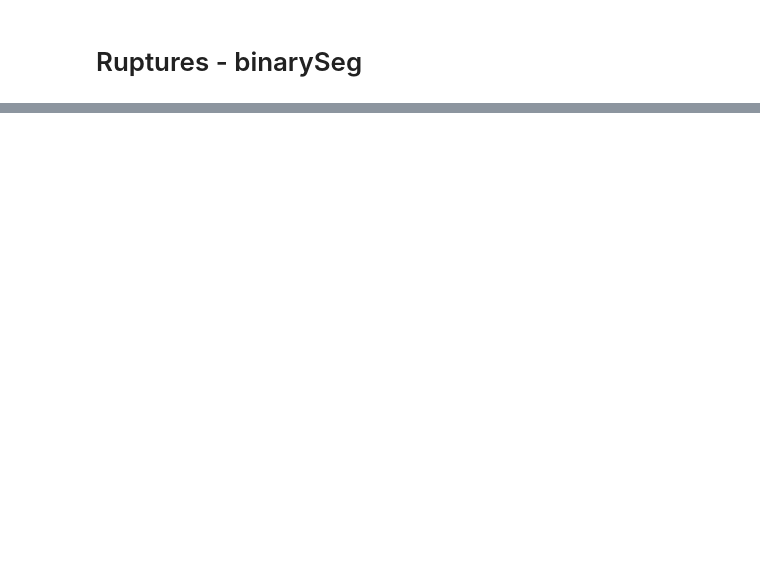
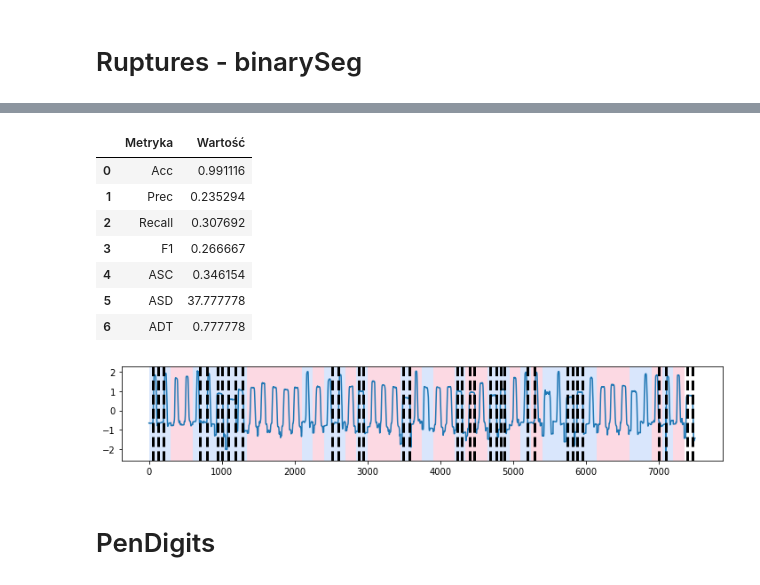
Before and after one commit to damjam212/TimeSeriesSegmentation, a Jupyter notebook: Data_segmentation.ipynb, the cells around one changed output, grey strips where cells are left out. Saved outputs shown, nothing was run; the diff lists cells and outputs as text; code cells hidden in the pictures; blank space fills up the shorter version.

```diff
--- a/Data_segmentation.ipynb
+++ b/Data_segmentation.ipynb
@@ -446,0 +721,42 @@ evaluation
+# %%
+algo = rpt.BottomUp(model="normal")
+algo.fit(gun_stacked_ndarray)
+result = algo.predict(n_bkps = 34)
+# plt.plot(random_stacked)
+# print(result)
+n = len(gun_stacked_ndarray)
+
+TP,TN,FP,FN = calculate_TP_TN_FP_FN(n,result[:-1],change_points,50)
+ASC = calculateASC(n,result[:-1],change_points,50)
+ASD = calculateASD(n,result[:-1],change_points,50)
+ADT = calculateADT(n,result[:-1],change_points,50)
+
+
+Acc, Prec, Recall, F1 = calculate_ACC_PRE_REC_F1(TP,TN,FP,FN)
+
+
+# Dane
+etykiety = ["Acc", "Prec", "Recall", "F1","ASC","ASD","ADT"]
+wartosci = [Acc, Prec, Recall, F1 , ASC , ASD, ADT]
+
+# Tworzenie DataFrame
+evaluation = pd.DataFrame({
+    "Metryka": etykiety,
+    "Wartość": wartosci
+})
+#help(rpt.BottomUp)
+
+rpt.display(gun_stacked_ndarray, change_points,result)
+evaluation
+# %% [output]
+|  | Metryka | Wartość |
+| 0 | Acc | 0.991116 |
+| 1 | Prec | 0.235294 |
+| 2 | Recall | 0.307692 |
+| 3 | F1 | 0.266667 |
+| 4 | ASC | 0.346154 |
+| 5 | ASD | 37.777778 |
+| 6 | ADT | 0.777778 |
+[figure, added]
+# %% [markdown]
+# PenDigits
```
Also changed, not shown: parts of 23 cells of this notebook.
